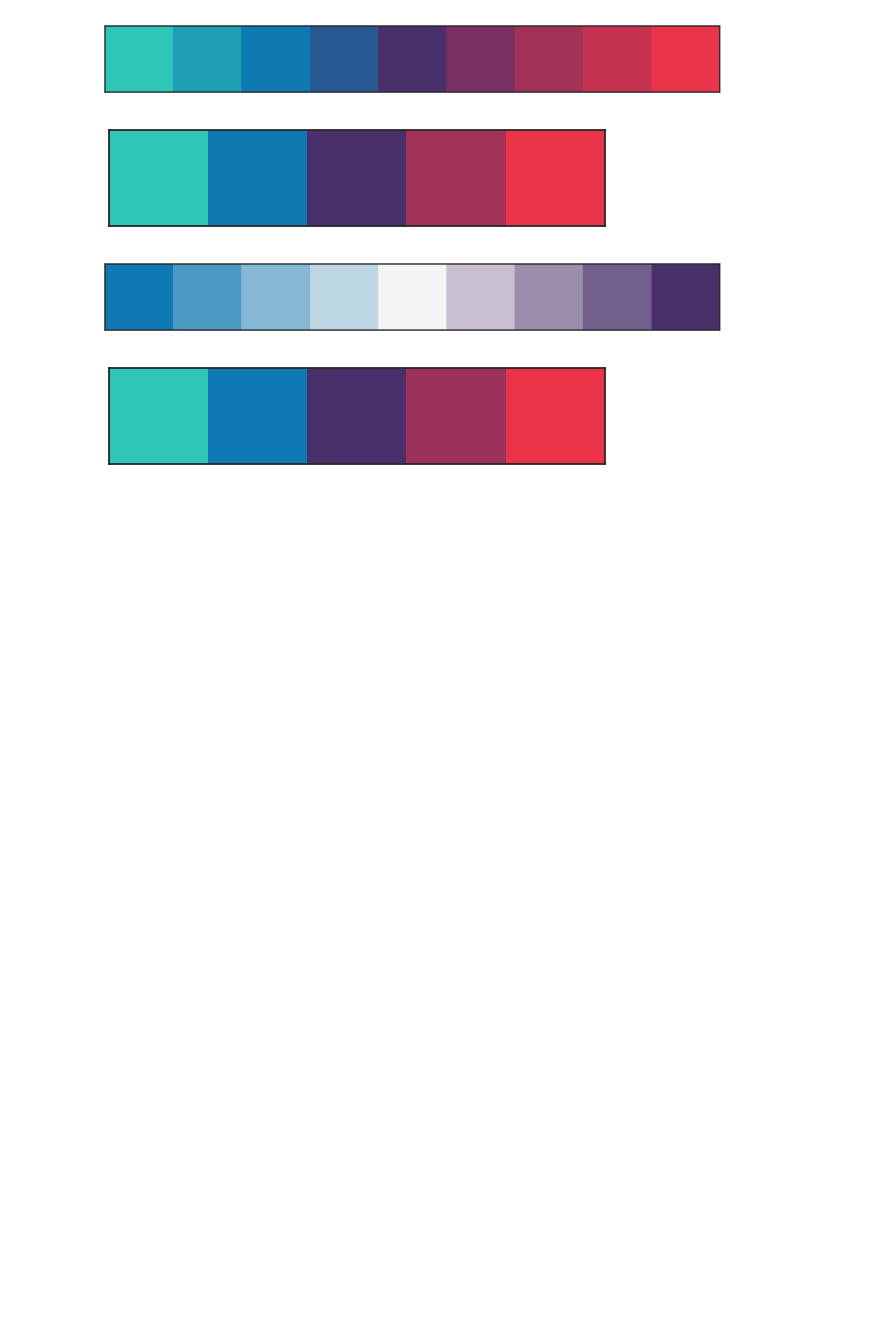
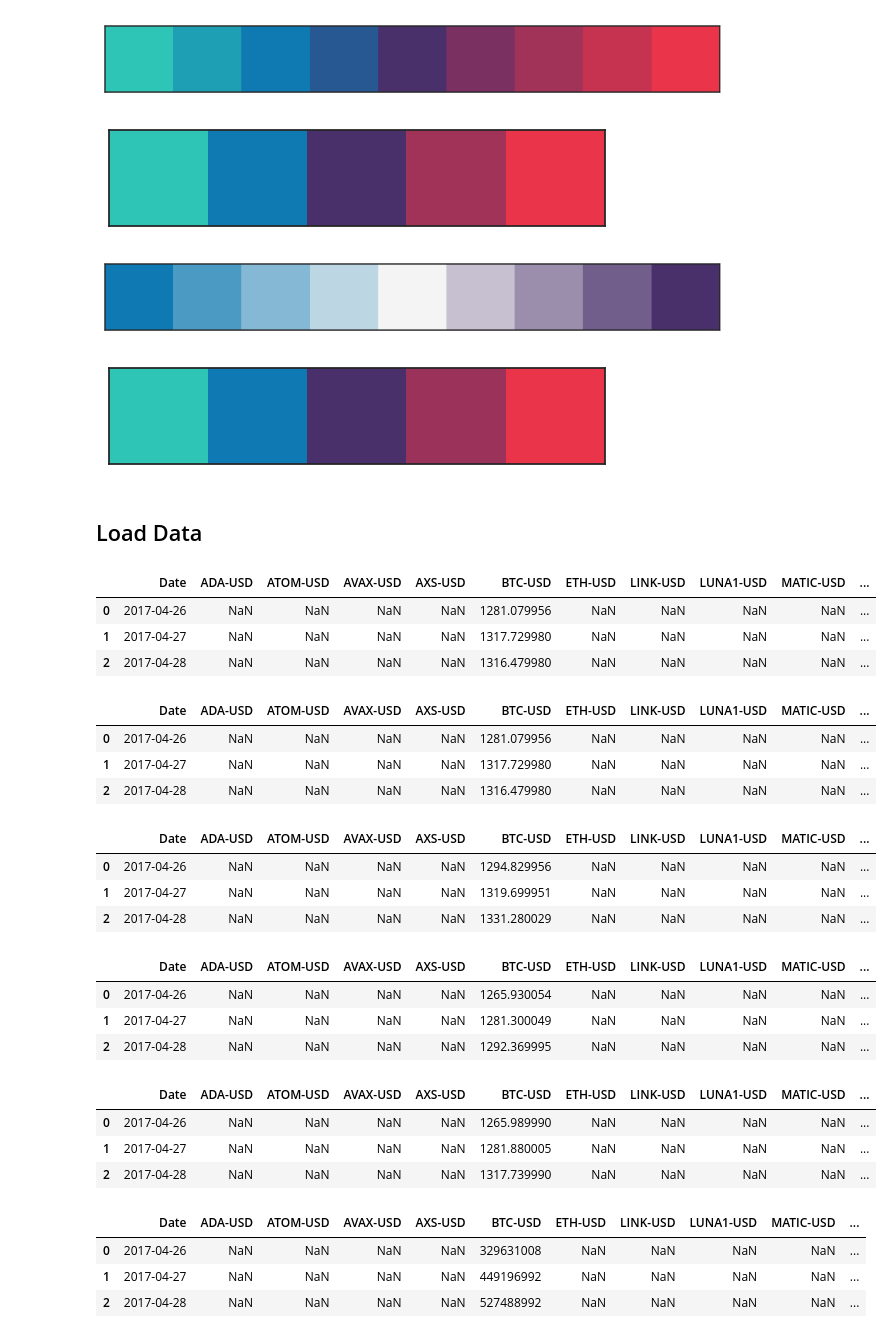
Before and after one commit to LucasNeves27/bc4, a Jupyter notebook: wip/f/BC4_Apex_01.ipynb, the cells around one changed output. Saved outputs shown, nothing was run; the diff lists cells and outputs as text; code cells hidden in the pictures; blank space fills up the shorter version.

```diff
--- a/wip/f/BC4_Apex_01.ipynb
+++ b/wip/f/BC4_Apex_01.ipynb
@@ -70,7 +70,7 @@ SAVE_PLOTS = True
 RANDOM_STATE = 9
 
 IMG_PATH = 'imgs/'
-DATA_IN_PATH = '../data_in/'
+DATA_IN_PATH = '../source/data/'
 DATA_OUT_PATH = '../data_out/'
 # %%
 def save_fig(title, fig):
@@ -98,3 +98,53 @@ plt.show()
 [figure]
 [figure]
 [figure]
+# %% [markdown]
+## Load Data
+# %%
+df_adjclose = pd.read_csv(DATA_IN_PATH + "adj_close.csv")
+df_adjclose.head(3)
+# %% [output]
+|  | Date | ADA-USD | ATOM-USD | AVAX-USD | AXS-USD | BTC-USD | ETH-USD | LINK-USD | LUNA1-USD | MATIC-USD | ... |
+| 0 | 2017-04-26 | NaN | NaN | NaN | NaN | 1281.079956 | NaN | NaN | NaN | NaN | ... |
+| 1 | 2017-04-27 | NaN | NaN | NaN | NaN | 1317.729980 | NaN | NaN | NaN | NaN | ... |
+| 2 | 2017-04-28 | NaN | NaN | NaN | NaN | 1316.479980 | NaN | NaN | NaN | NaN | ... |
+# %%
+df_close = pd.read_csv(DATA_IN_PATH + "close.csv")
+df_close.head(3)
+# %% [output]
+|  | Date | ADA-USD | ATOM-USD | AVAX-USD | AXS-USD | BTC-USD | ETH-USD | LINK-USD | LUNA1-USD | MATIC-USD | ... |
+| 0 | 2017-04-26 | NaN | NaN | NaN | NaN | 1281.079956 | NaN | NaN | NaN | NaN | ... |
+| 1 | 2017-04-27 | NaN | NaN | NaN | NaN | 1317.729980 | NaN | NaN | NaN | NaN | ... |
+| 2 | 2017-04-28 | NaN | NaN | NaN | NaN | 1316.479980 | NaN | NaN | NaN | NaN | ... |
+# %%
+df_high = pd.read_csv(DATA_IN_PATH + "high.csv")
+df_high.head(3)
+# %% [output]
+|  | Date | ADA-USD | ATOM-USD | AVAX-USD | AXS-USD | BTC-USD | ETH-USD | LINK-USD | LUNA1-USD | MATIC-USD | ... |
+| 0 | 2017-04-26 | NaN | NaN | NaN | NaN | 1294.829956 | NaN | NaN | NaN | NaN | ... |
+| 1 | 2017-04-27 | NaN | NaN | NaN | NaN | 1319.699951 | NaN | NaN | NaN | NaN | ... |
+| 2 | 2017-04-28 | NaN | NaN | NaN | NaN | 1331.280029 | NaN | NaN | NaN | NaN | ... |
+# %%
+df_low = pd.read_csv(DATA_IN_PATH + "low.csv")
+df_low.head(3)
+# %% [output]
+|  | Date | ADA-USD | ATOM-USD | AVAX-USD | AXS-USD | BTC-USD | ETH-USD | LINK-USD | LUNA1-USD | MATIC-USD | ... |
+| 0 | 2017-04-26 | NaN | NaN | NaN | NaN | 1265.930054 | NaN | NaN | NaN | NaN | ... |
+| 1 | 2017-04-27 | NaN | NaN | NaN | NaN | 1281.300049 | NaN | NaN | NaN | NaN | ... |
+| 2 | 2017-04-28 | NaN | NaN | NaN | NaN | 1292.369995 | NaN | NaN | NaN | NaN | ... |
+# %%
+df_open = pd.read_csv(DATA_IN_PATH + "open.csv")
+df_open.head(3)
+# %% [output]
+|  | Date | ADA-USD | ATOM-USD | AVAX-USD | AXS-USD | BTC-USD | ETH-USD | LINK-USD | LUNA1-USD | MATIC-USD | ... |
+| 0 | 2017-04-26 | NaN | NaN | NaN | NaN | 1265.989990 | NaN | NaN | NaN | NaN | ... |
+| 1 | 2017-04-27 | NaN | NaN | NaN | NaN | 1281.880005 | NaN | NaN | NaN | NaN | ... |
+| 2 | 2017-04-28 | NaN | NaN | NaN | NaN | 1317.739990 | NaN | NaN | NaN | NaN | ... |
+# %%
+df_vol = pd.read_csv(DATA_IN_PATH + "volume.csv")
+df_vol.head(3)
+# %% [output]
+|  | Date | ADA-USD | ATOM-USD | AVAX-USD | AXS-USD | BTC-USD | ETH-USD | LINK-USD | LUNA1-USD | MATIC-USD | ... |
+| 0 | 2017-04-26 | NaN | NaN | NaN | NaN | 329631008 | NaN | NaN | NaN | NaN | ... |
+| 1 | 2017-04-27 | NaN | NaN | NaN | NaN | 449196992 | NaN | NaN | NaN | NaN | ... |
+| 2 | 2017-04-28 | NaN | NaN | NaN | NaN | 527488992 | NaN | NaN | NaN | NaN | ... |
```
Also changed, not shown: parts of 4 cells of this notebook.
